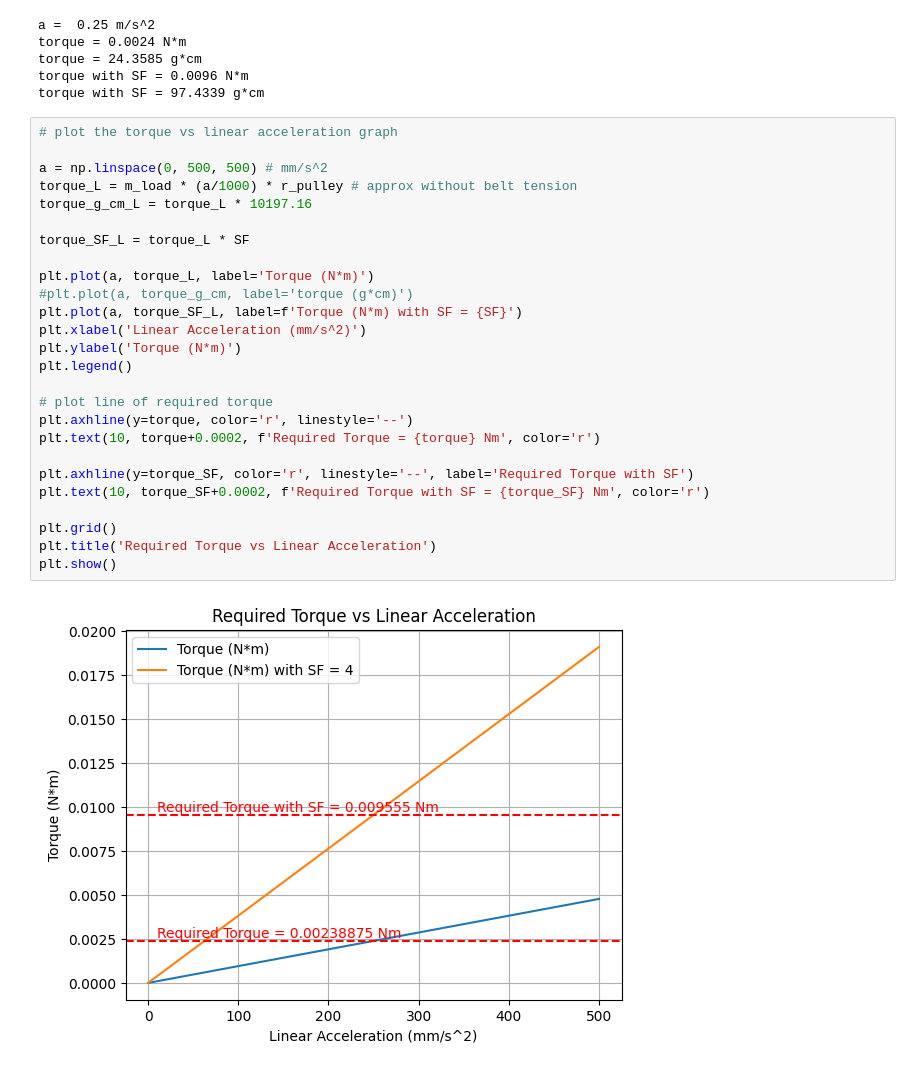
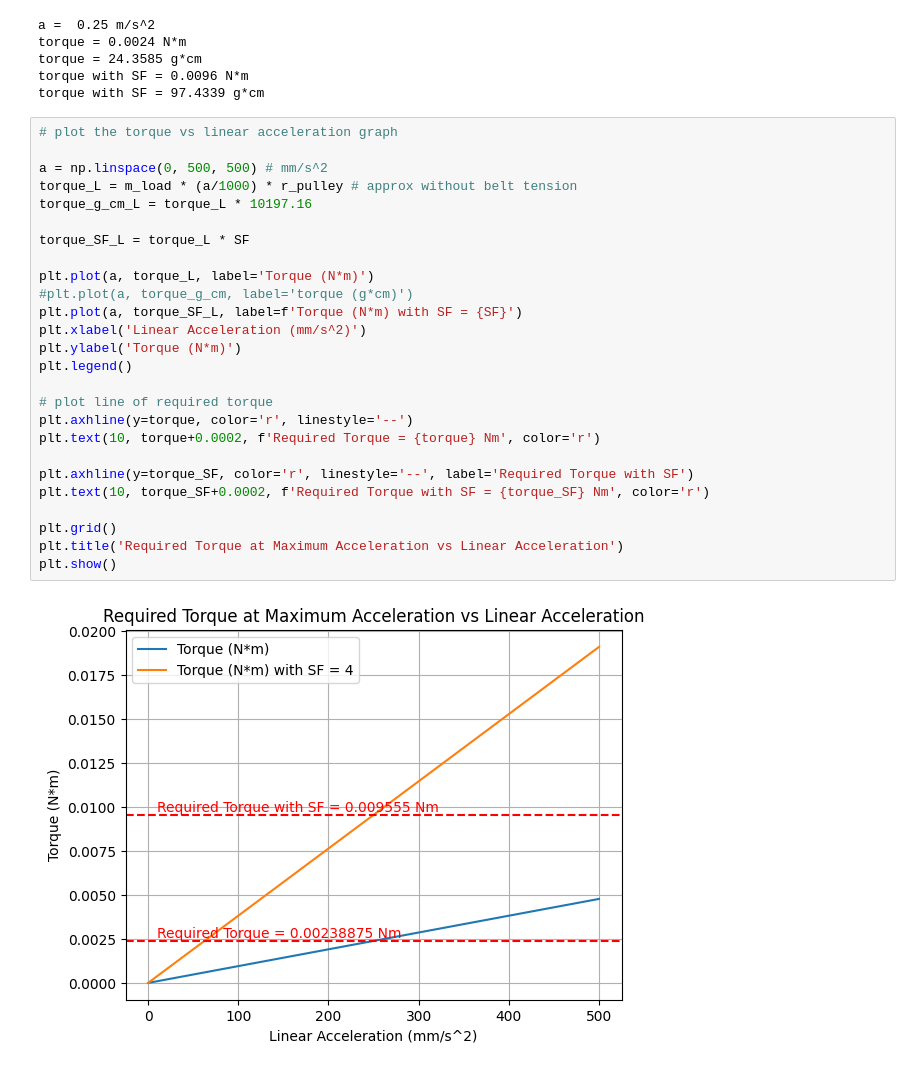
Before and after one commit to lyDevper/Autto-Pen-Calculation, a Jupyter notebook: AuttoPen_calc.ipynb, the cells around one changed output. Saved outputs shown, nothing was run; the diff lists cells and outputs as text.

```diff
--- a/AuttoPen_calc.ipynb
+++ b/AuttoPen_calc.ipynb
@@ -106,28 +106,28 @@ torque with SF = 97.4339 g*cm
 # %%
 # plot the torque vs linear acceleration graph
 
 a = np.linspace(0, 500, 500) # mm/s^2
 torque_L = m_load * (a/1000) * r_pulley # approx without belt tension
 torque_g_cm_L = torque_L * 10197.16
 
 torque_SF_L = torque_L * SF
 
 plt.plot(a, torque_L, label='Torque (N*m)')
 #plt.plot(a, torque_g_cm, label='torque (g*cm)')
 plt.plot(a, torque_SF_L, label=f'Torque (N*m) with SF = {SF}')
 plt.xlabel('Linear Acceleration (mm/s^2)')
 plt.ylabel('Torque (N*m)')
 plt.legend()
 
 # plot line of required torque
 plt.axhline(y=torque, color='r', linestyle='--')
 plt.text(10, torque+0.0002, f'Required Torque = {torque} Nm', color='r')
 
 plt.axhline(y=torque_SF, color='r', linestyle='--', label='Required Torque with SF')
 plt.text(10, torque_SF+0.0002, f'Required Torque with SF = {torque_SF} Nm', color='r')
 
 plt.grid()
-plt.title('Required Torque vs Linear Acceleration')
+plt.title('Required Torque at Maximum Acceleration vs Linear Acceleration')
 plt.show()
 # %% [output]
-[figure, old version]
+[figure, new version]
```
